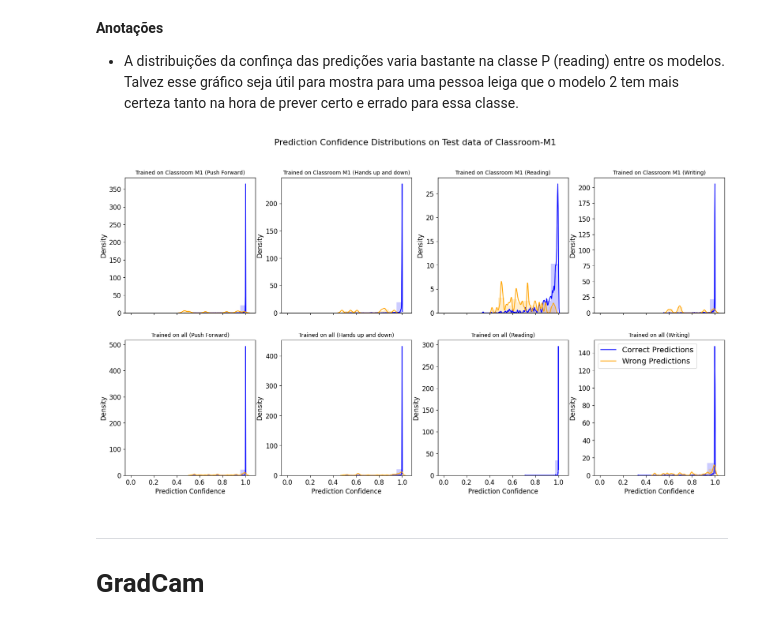
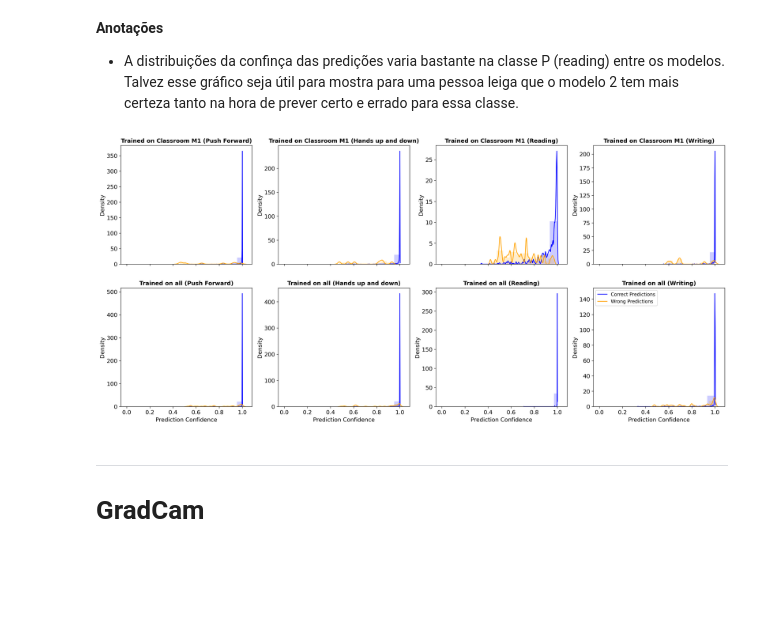
Before and after one commit to diogoalves/SiMWiSense, a Jupyter notebook: Scripts/14-Analyse-experiment2.ipynb, the cells around one changed output. Saved outputs shown, nothing was run; the diff lists cells and outputs as text; code cells hidden in the pictures; blank space fills up the shorter version.

```diff
--- a/Scripts/14-Analyse-experiment2.ipynb
+++ b/Scripts/14-Analyse-experiment2.ipynb
@@ -127,37 +127,37 @@ def plot_prediction_confidence_distribution(numbers1, numbers2, lim=3, bw=0.1, t
 # %%
 def plot_confidences():
   labels = ['A', 'C', 'P', 'S']
   labels_english = ['Push Forward', 'Hands up and down', 'Reading', 'Writing']
   titles = ['Trained on Classroom M1', 'Trained on all']
   rows = 2
   cols = 4
   bw = 0.1
-  fig, axs = plt.subplots(rows, cols, figsize=(20, 10), sharex=True)
-  fig.suptitle('Prediction Confidence Distributions on Test data of Classroom-M1', fontsize=16)
+  fig, axs = plt.subplots(rows, cols, figsize=(23, 10), sharex=True, dpi=300)
+  # fig.suptitle('Prediction Confidence Distributions on Test data of Classroom-M1', fontsize=16)
 
   for row_index in range(rows):
     for col_index in range(cols):
       title = f'{titles[row_index]} ({labels_english[col_index]})'
       label = labels[col_index]
       csv = data[row_index]['csv']
       right_predictions = csv.loc[(csv['right_prediction']==True) & (csv['label']==label) & (csv['source'].str.contains('fine_grained/Classroom/80MHz/3mo/m1/Slots/Test/test_set.csv')), 'predicted_prob'].to_list()
       false_predictions = csv.loc[(csv['right_prediction']==False) & (csv['label']==label) & (csv['source'].str.contains('fine_grained/Classroom/80MHz/3mo/m1/Slots/Test/test_set.csv')), 'predicted_prob'].to_list()
       sns.kdeplot(right_predictions, fill=False, bw_adjust=bw, color='blue', ax=axs[row_index, col_index], label='Correct Predictions')
       sns.kdeplot(false_predictions, fill=False, bw_adjust=bw, color='orange', ax=axs[row_index, col_index], label='Wrong Predictions')
       axs[row_index, col_index].hist(right_predictions, histtype='stepfilled', alpha=0.2, density=True, color='blue')
       axs[row_index, col_index].hist(false_predictions, histtype='stepfilled', alpha=0.2, density=True, color="orange")
-      axs[row_index, col_index].set_title(title, fontsize=10)
+      axs[row_index, col_index].set_title(title, fontsize=12, fontweight='bold')
       axs[row_index, col_index].set_xlabel('Prediction Confidence', fontsize=12)
       axs[row_index, col_index].set_ylabel('Density', fontsize=12)
       axs[row_index, col_index].tick_params(axis='both', which='major', labelsize=12)
   # plt.tight_layout(rect=[0, 0.03, 1, 0.95])
   plt.legend(loc='upper left')
   plt.savefig('SAIDAS/11-prediction_confidence_distributions.png', format='png', bbox_inches='tight', dpi=300)
   plt.show()
 
 plot_confidences()
 # %% [output]
-[figure, old version]
+[figure, new version]
 # %% [markdown]
 ----
 # GradCam
```
Also changed, not shown: parts of 4 cells of this notebook, 10 other files.
